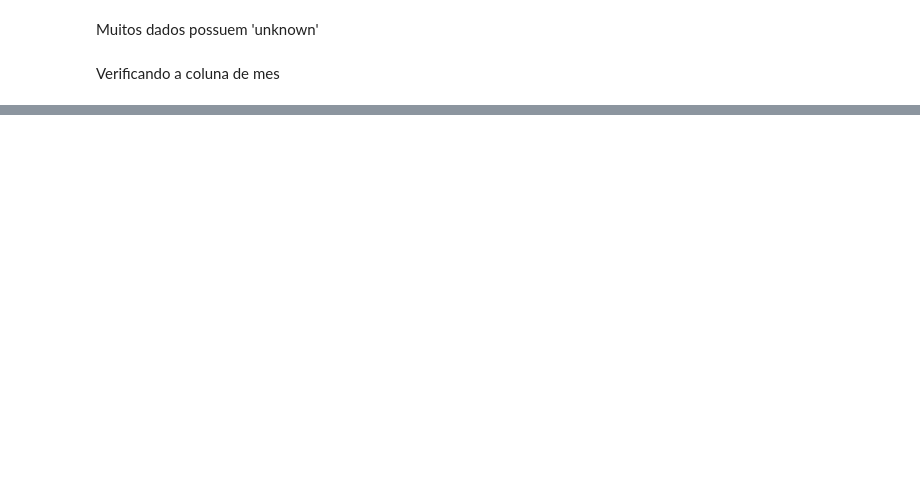
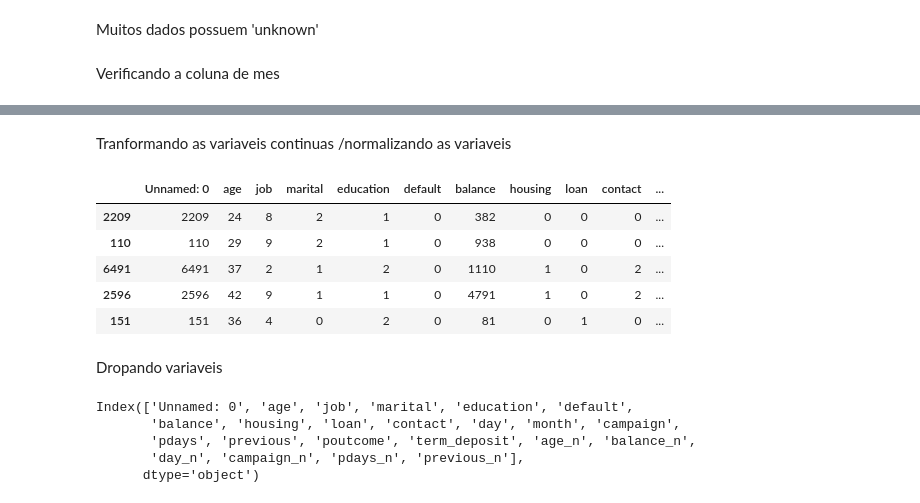
Before and after one commit to pralineso/estudos_ds, a Jupyter notebook: Analise_comp.ipynb, the cells around one changed output, grey strips where cells are left out. Drawn from its saved outputs; the diff is of its cells as text; code cells hidden in the pictures; blank space fills up the shorter version.

```diff
--- a/Analise_comp.ipynb
+++ b/Analise_comp.ipynb
@@ -199,0 +199,3 @@ tem os 12 meses certinho
+# %%
+#reordenando
+dados.education = dados.education.cat.reorder_categories(['primary', 'secondary', 'tertiary', 'unknown'], ordered=True)
@@ -199,0 +224,6 @@ tem os 12 meses certinho
+# %%
+#pega somente essas colunas e transfoma para numeros
+lista = ['job', 'marital',  'education', 'contact','poutcome', 'month']
+
+for i in lista:
+  dados[i] = dados[i].cat.codes
@@ -199,0 +250,28 @@ tem os 12 meses certinho
+# %% [markdown]
+Tranformando as variaveis continuas /normalizando as variaveis
+# %%
+from sklearn.preprocessing import StandardScaler
+sc = StandardScaler()
+# %%
+dados_norm = sc.fit_transform(dados[['age', 'balance','day', 'campaign' , 'pdays', 'previous']]) #tranformando
+dados_norm_df = pd.DataFrame(dados_norm, columns = ['age_n', 'balance_n', 'day_n', 'campaign_n' , 'pdays_n', 'previous_n']) #montando dataframe
+dados = pd.concat([dados, dados_norm_df], axis = 1) #cocatenando com a base original
+# %%
+dados.sample(5)
+# %% [output]
+|  | Unnamed: 0 | age | job | marital | education | default | balance | housing | loan | contact | ... |
+| 2209 | 2209 | 24 | 8 | 2 | 1 | 0 | 382 | 0 | 0 | 0 | ... |
+| 110 | 110 | 29 | 9 | 2 | 1 | 0 | 938 | 0 | 0 | 0 | ... |
+| 6491 | 6491 | 37 | 2 | 1 | 2 | 0 | 1110 | 1 | 0 | 2 | ... |
+| 2596 | 2596 | 42 | 9 | 1 | 1 | 0 | 4791 | 1 | 0 | 2 | ... |
+| 151 | 151 | 36 | 4 | 0 | 2 | 0 | 81 | 0 | 1 | 0 | ... |
+# %% [markdown]
+Dropando variaveis
+# %%
+dados.columns
+# %% [output]
+Index(['Unnamed: 0', 'age', 'job', 'marital', 'education', 'default',
+       'balance', 'housing', 'loan', 'contact', 'day', 'month', 'campaign',
+       'pdays', 'previous', 'poutcome', 'term_deposit', 'age_n', 'balance_n',
+       'day_n', 'campaign_n', 'pdays_n', 'previous_n'],
+      dtype='object')
```
Also changed, not shown: parts of 53 cells of this notebook.
